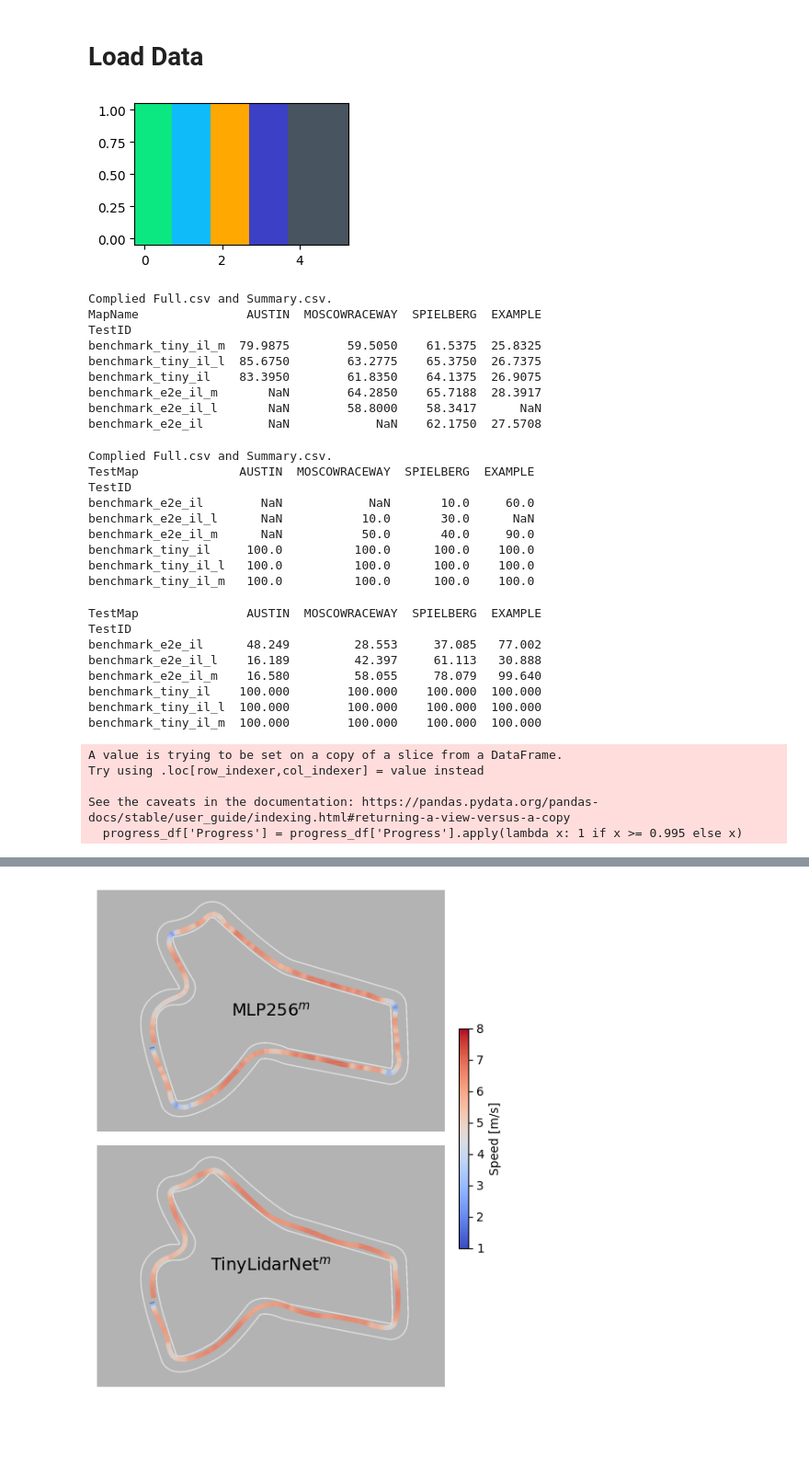
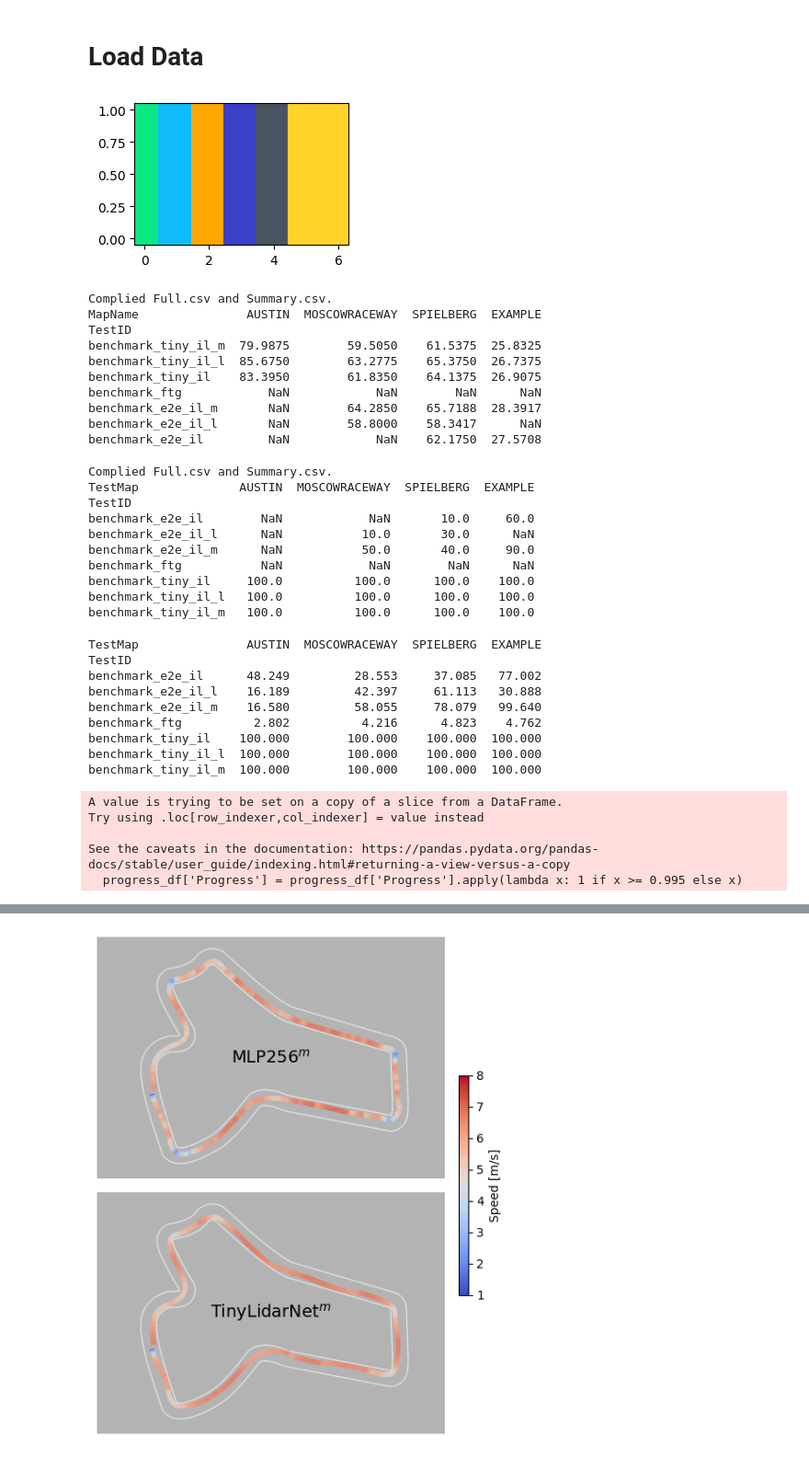
Before and after one commit to bakhbyergyen7/f1tenth_benchmarks, a Jupyter notebook: f1tenth_benchmarks/benchmark_results/tiny_notebook.ipynb, the cells around one changed output, grey strips where cells are left out. Shown at 92% size. Cells and saved outputs as stored; diff of their text form; code cells hidden in the pictures; blank space fills up the shorter version.

```diff
--- a/f1tenth_benchmarks/benchmark_results/tiny_notebook.ipynb
+++ b/f1tenth_benchmarks/benchmark_results/tiny_notebook.ipynb
@@ -59,17 +59,19 @@ planners = ['GlobalPlanPP', "FollowTheGap", "EndToEnd",  "EndToEnd",  "TinyLidar
 planners = ["EndToEnd",  "TinyLidarNet", "TinyLidarNet", "TinyLidarNet", "TinyLidarNet", "TinyLidarNet", "TinyLidarNet", "TinyLidarNet"]
 planners = ["EndToEnd",  "TinyLidarNet", "TinyLidarNet", "TinyLidarNet"]#, "TinyLidarNet"]
 planners = ["EndToEnd",  "EndToEnd", "EndToEnd", "TinyLidarNet", "TinyLidarNet", "TinyLidarNet"]
+planners = ["FollowTheGap", "EndToEnd",  "EndToEnd", "EndToEnd", "TinyLidarNet", "TinyLidarNet", "TinyLidarNet"]
 # planners = ['GlobalPlanPP',"EndToEnd",  "EndToEnd", "EndToEnd", "TinyLidarNet", "TinyLidarNet", "TinyLidarNet"]
 # test_ids = ["benchmark"] * 4
 test_ids = ["benchmark_pp", "benchmark_ftg", "benchmark_e2e_il", "benchmark_e2e_drl", "benchmark_tiny_il", "benchmark_tiny_il_m", "benchmark_tiny_il_l", "benchmark_tiny_il_mean", "benchmark_tiny_il_min", "benchmark_tiny_il_max"]
 test_ids = ["benchmark_e2e_il_l", "benchmark_tiny_il", "benchmark_tiny_il_m", "benchmark_tiny_il_l"]#, "benchmark_tiny_il_temporal", "benchmark_tiny_il_birdeye"]#, "benchmark_tiny_il_mean", "benchmark_tiny_il_min", "benchmark_tiny_il_max"]
 # test_ids = ["benchmark_e2e_il`_l", "benchmark_tiny_il_m", "benchmark_tiny_il_mean", "benchmark_tiny_il_min", "benchmark_tiny_il_max"]
 test_ids = ["benchmark_e2e_il", "benchmark_e2e_il_m", "benchmark_e2e_il_l", "benchmark_tiny_il", "benchmark_tiny_il_m", "benchmark_tiny_il_l"]
+test_ids = ["benchmark_ftg", "benchmark_e2e_il", "benchmark_e2e_il_m", "benchmark_e2e_il_l", "benchmark_tiny_il", "benchmark_tiny_il_m", "benchmark_tiny_il_l"]
 
 
 neat_planner_names = [
     # "Opti. & tracking",
-    # "Follow-the-Gap",
+    "Follow-the-Gap",
     r"MLP256$^s$",
     r"MLP256$^m$",
     r"MLP256$^l$",
@@ -78,34 +80,34 @@ neat_planner_names = [
     r"TinyLidarNet$^s$",
     r"TinyLidarNet$^m$",
     r"TinyLidarNet$^l$",
     # r"TinyLidarNet$^temporal$",
     # r"TinyLidarNet$^birdeye$",
     #r"TinyLidarNet$^s$$_{mean}$",
     #r"TinyLidarNet$^s$$_{min}$",
     #r"TinyLidarNet$^s$$_{max}$",
     #'TinyLidarNet(DRL)'
 ]
 
 
 
 n_planners = len(planners)
 map_list = ["example","MoscowRaceway", "Austin", "Spielberg"]
 
 #planner_colors = [chrome_yellow, lighter_purple]
 planner_colors = [red_orange,   minty_green, disco_ball, chrome_yellow,   free_speech, good_grey,  vibe_yellow, periwinkle, sweedish_green, high_pink,]
 #planner_colors = [red_orange,   minty_green, chrome_yellow, disco_ball, good_grey, free_speech,   vibe_yellow]
 
 plt.figure(figsize=(3, 2))
 for i in range(n_planners):
     plt.plot([i, i], [0, 1], color=planner_colors[i], linewidth=80)
 
 
 lap_n = 0
 test_id_display = ["benchmark_e2e_il_m", "benchmark_tiny_il_m"]
 #moscow : 3
 #example : 0
 # %% [output]
-[figure, old version]
+[figure, new version]
 # %%
 process_data()
 
@@ -131,6 +133,7 @@ TestID
 benchmark_tiny_il_m  79.9875        59.5050    61.5375  25.8325
 benchmark_tiny_il_l  85.6750        63.2775    65.3750  26.7375
 benchmark_tiny_il    83.3950        61.8350    64.1375  26.9075
+benchmark_ftg            NaN            NaN        NaN      NaN
 benchmark_e2e_il_m       NaN        64.2850    65.7188  28.3917
 benchmark_e2e_il_l       NaN        58.8000    58.3417      NaN
 benchmark_e2e_il         NaN            NaN    62.1750  27.5708
@@ -171,6 +174,7 @@ TestID
 benchmark_e2e_il        NaN            NaN       10.0     60.0
 benchmark_e2e_il_l      NaN           10.0       30.0      NaN
 benchmark_e2e_il_m      NaN           50.0       40.0     90.0
+benchmark_ftg           NaN            NaN        NaN      NaN
 benchmark_tiny_il     100.0          100.0      100.0    100.0
 benchmark_tiny_il_l   100.0          100.0      100.0    100.0
 benchmark_tiny_il_m   100.0          100.0      100.0    100.0
@@ -204,6 +208,7 @@ TestID
 benchmark_e2e_il      48.249         28.553     37.085   77.002
 benchmark_e2e_il_l    16.189         42.397     61.113   30.888
 benchmark_e2e_il_m    16.580         58.055     78.079   99.640
+benchmark_ftg          2.802          4.216      4.823    4.762
 benchmark_tiny_il    100.000        100.000    100.000  100.000
 benchmark_tiny_il_l  100.000        100.000    100.000  100.000
 benchmark_tiny_il_m  100.000        100.000    100.000  100.000
```
Also changed, not shown: parts of 2 cells of this notebook, 5 other files.
